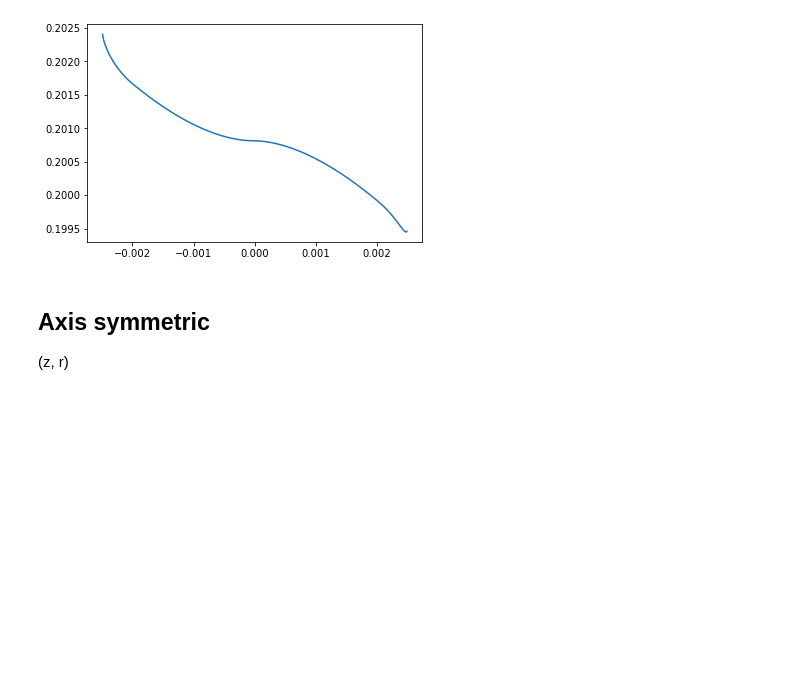
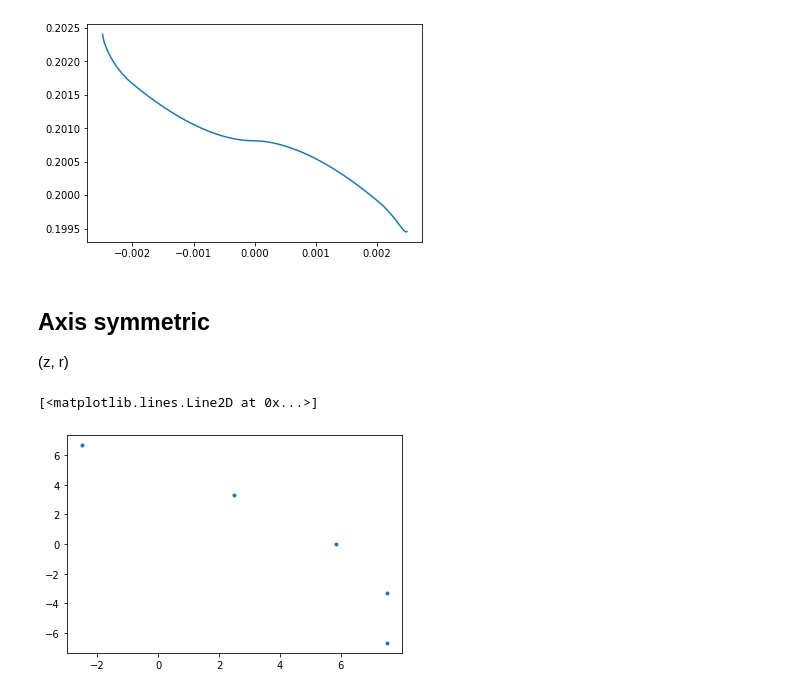
Before and after one commit to Toothpastefairy/comp_multphase_flow, a Jupyter notebook: bloodyguys.ipynb, the cells around one changed output. Drawn from its saved outputs; the diff is of its cells as text; code cells hidden in the pictures; blank space fills up the shorter version.

```diff
--- a/bloodyguys.ipynb
+++ b/bloodyguys.ipynb
@@ -355,7 +355,7 @@ iteration 4 with error 5.245482313341948e-07
 # %%
 rho_fluid = 1000
 z_end = 100
-Nz = 3
+Nz = 5
 r_end = 10
 Nr = 3
 mu_fluid = 1e-3 * np.ones((Nz + 2, Nr + 2))
@@ -365,5 +365,39 @@ def reload_system_axis():
     importlib.reload(mfa)
     system_axis = mfa.MultiFlowAxis(Nz, Nr, z_end, r_end, rho_fluid, mu_fluid)
     return system_axis
+# %%
+rho_plasma = 1003 #  kg/m3
+mu_plasma = 1e-3 # kg/ms
+
+rho_RBC = 1096 # kg/m3
+diameter_RBC = 8e-6 # m
+volume_fraction_RBC = 0.2
+
+angle = 0 #np.pi / 2
+
+boundary_condition = [-1, 1]
+blood_flow_rate = 20e-3 # m/s  # moet gecheckt worden
+Q_des = 185*1e-6 #m3/s total bloodflow
+pressure_difference = 1e-3
+pressure_boundary = np.array([1, 1])*1e-3
+system = mf.Multiflow(
+    Nr, r_end, rho_fluid, pressure_difference,
+    pressure_boundary, boundary_condition, mu_fluid[0,:], angle
+)
+
+
+def reloadsystem():
+    importlib.reload(mf)
+    system = mf.Multiflow(Ny, y_end, rho_plasma, pressure_difference,
+                      pressure_boundary, boundary_condition, mu_plasma, angle)
+    return system
+
+mu = system.calc_mu(system.mu_0)
+
+velocity_inlet_z = system.simulate(mu)
+plt.plot(velocity_inlet_z, system.y, ".")
+# %% [output]
+[<matplotlib.lines.Line2D at 0x...>]
+[figure, added]
 # %%
 system_axis = reload_system_axis()
```
Also changed, not shown: parts of 4 cells of this notebook, 1 other file.
